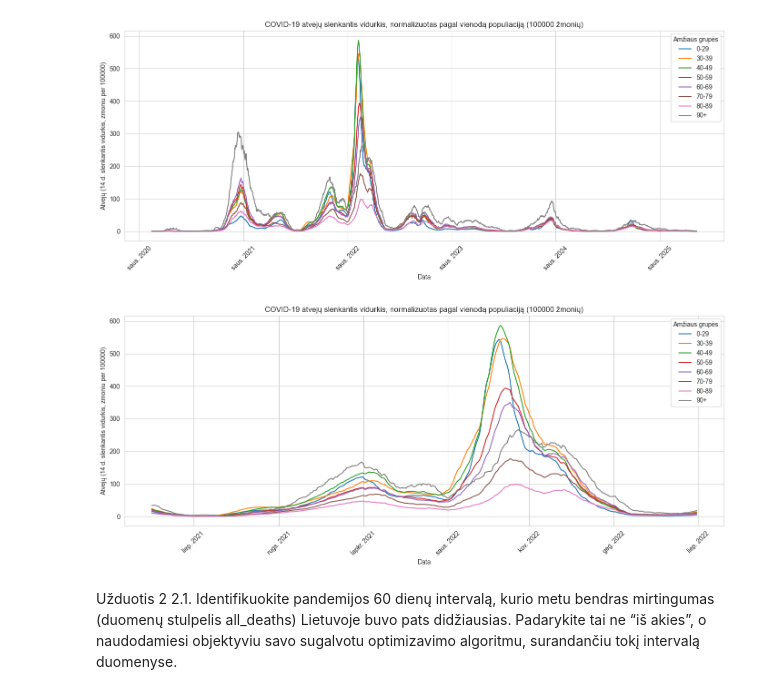
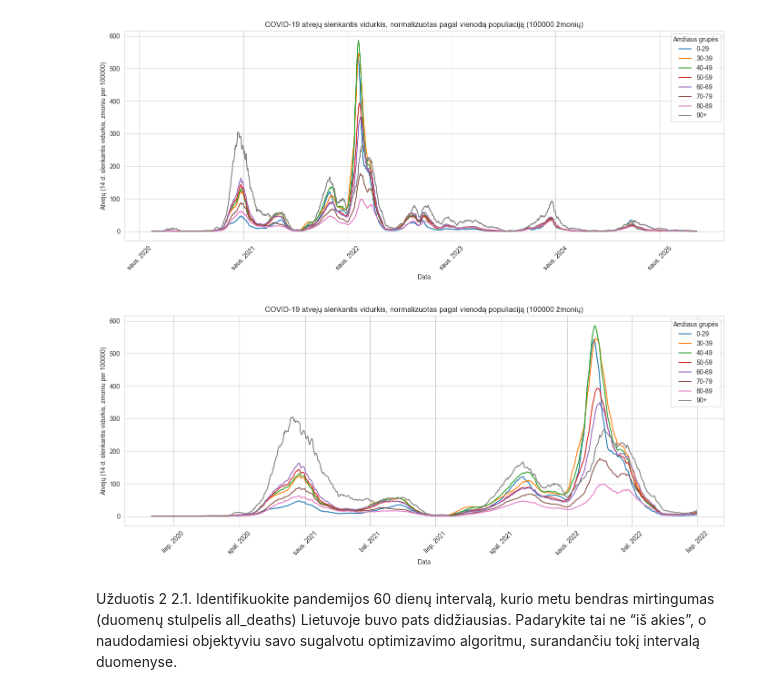
Before and after one commit to Angelika3108/COVID19_LT, a Jupyter notebook: CovidLT2020_2025.ipynb, the cells around one changed output. Cells and saved outputs as stored; diff of their text form; code cells hidden in the pictures.

```diff
--- a/CovidLT2020_2025.ipynb
+++ b/CovidLT2020_2025.ipynb
@@ -146,25 +146,26 @@ plt.show()
 [figure]
 # %%
 # Filter the data for the specified date range
-filtered = normalized.loc['2021-06-01':'2022-06-30']
+filtered = normalized.loc['2020-06-01':'2022-06-30']
 # Plotting
 plt.figure(figsize=(14, 6))
 sns.set_style("whitegrid")
 
 for column in filtered.columns:
     plt.plot(filtered.index, filtered[column], label=column)
 
 plt.title('COVID-19 atvejų slenkantis vidurkis, normalizuotas pagal vienodą populiaciją (100000 žmonių)')
 plt.xlabel('Data')
 plt.ylabel('Atvejų (14 d. slenkantis vidurkis, zmoniu per 100000)')
 plt.legend(title='Amžiaus grupės')
 
 plt.gca().xaxis.set_major_formatter(mdates.DateFormatter('%b %Y'))
 plt.xticks(rotation=45)
 plt.tight_layout()
+plt.savefig('chart3.jpg', format='jpg', dpi=300, bbox_inches='tight')
 plt.show()
 # %% [output]
-[figure, old version]
+[figure, new version]
 # %% [markdown]
 Užduotis 2
 2.1. Identifikuokite pandemijos 60 dienų intervalą,
```
Also changed, not shown: parts of 6 cells of this notebook, 5 other files.
